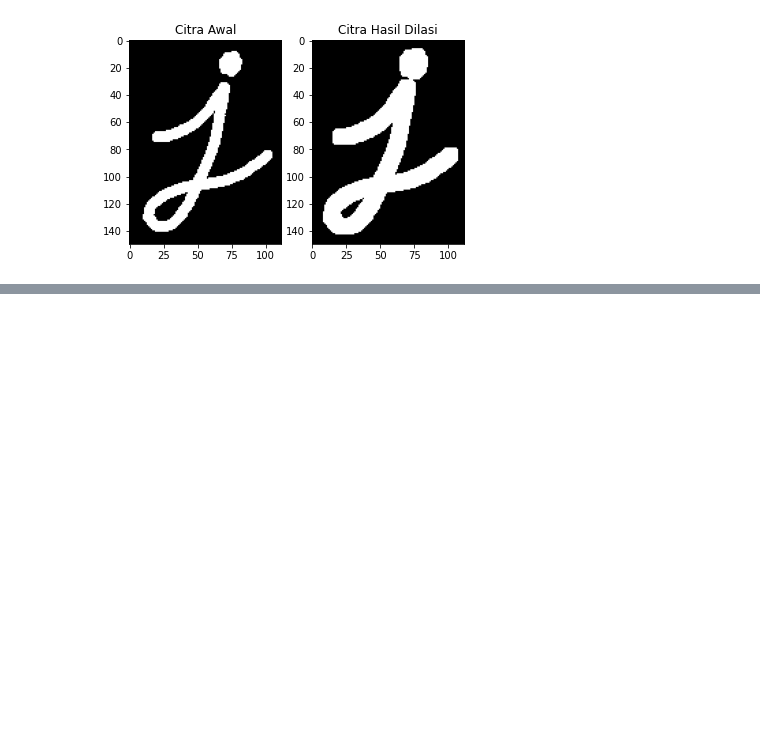
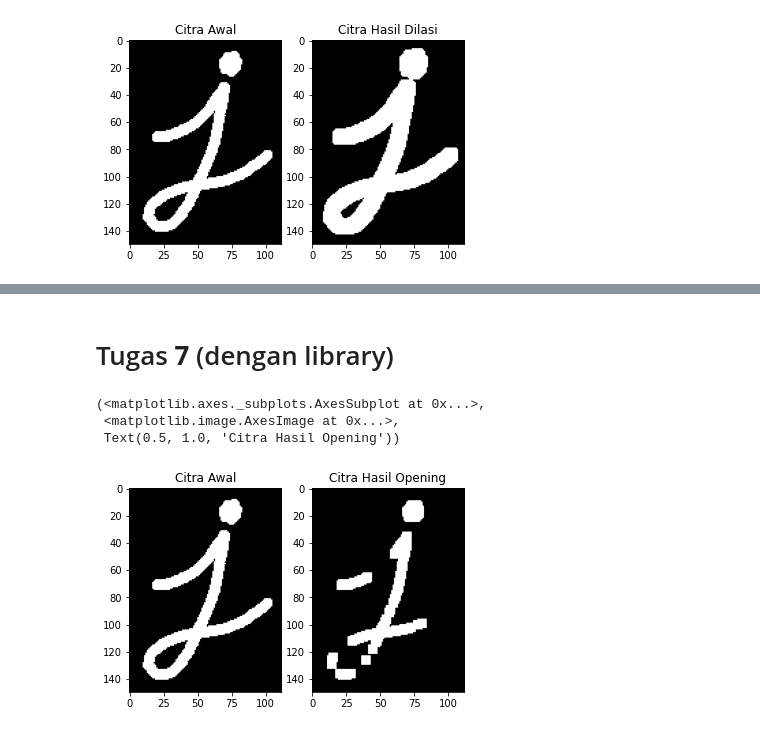
Before and after one commit to martinakhusna/PCVK_genap_2021, a Jupyter notebook: week9.ipynb, the cells around one changed output, grey strips where cells are left out. Saved outputs shown, nothing was run; the diff lists cells and outputs as text; code cells hidden in the pictures; blank space fills up the shorter version.

```diff
--- a/week9.ipynb
+++ b/week9.ipynb
@@ -56,0 +70,13 @@ plt.subplot(122), plt.imshow(dilation), plt.title('Citra Hasil Dilasi')
+# %% [markdown]
+# Tugas **7** (dengan library)
+# %%
+kernel = np.ones((7,7), np.uint8)
+opening = cv2.morphologyEx(img, cv2.MORPH_OPEN, kernel)
+
+plt.subplot(121), plt.imshow(img), plt.title('Citra Awal')
+plt.subplot(122), plt.imshow(opening), plt.title('Citra Hasil Opening')
+# %% [output]
+(<matplotlib.axes._subplots.AxesSubplot at 0x...>,
+ <matplotlib.image.AxesImage at 0x...>,
+ Text(0.5, 1.0, 'Citra Hasil Opening'))
+[figure, added]
```
Also changed, not shown: parts of 24 cells of this notebook.
